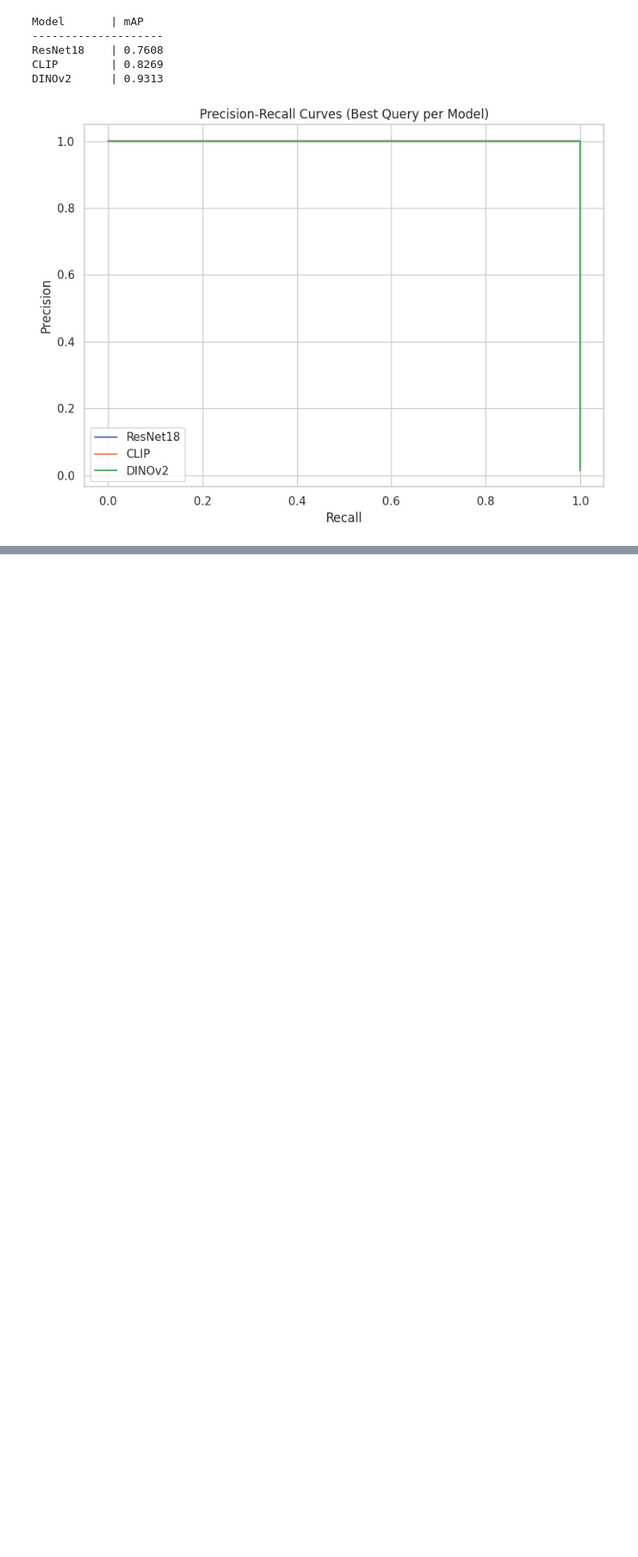
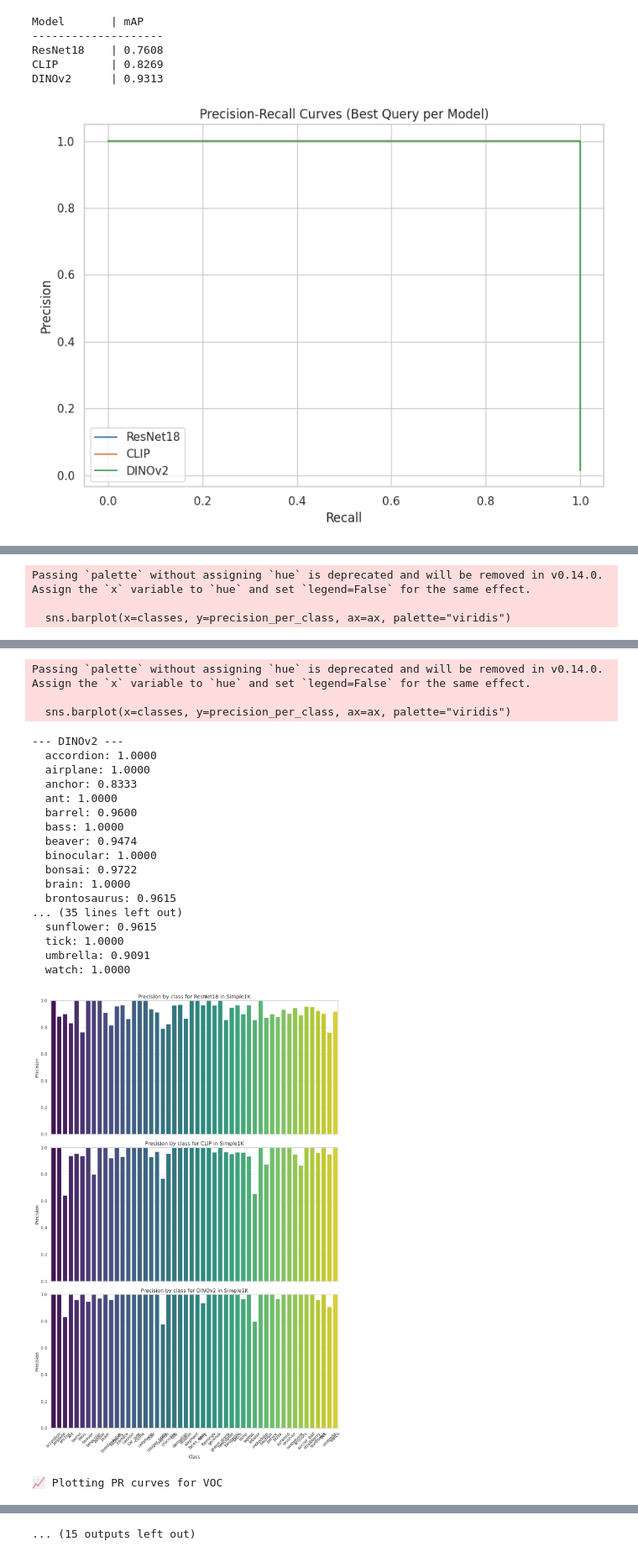
Before and after one commit to valenpy22/AA-Labs, a Jupyter notebook: Tarea3/Tarea3.ipynb, the cells around one changed output, grey strips where cells are left out. Shown at 84% size. Drawn from its saved outputs; the diff is of its cells as text; code cells hidden in the pictures; blank space fills up the shorter version.

```diff
--- a/Tarea3/Tarea3.ipynb
+++ b/Tarea3/Tarea3.ipynb
@@ -795,14 +987,25 @@ FileNotFoundError: [Errno 2] No such file or directory: 'Paris_val/images/defens
 # %%
-# Plot and compare results per datasets
+# After processing all datasets and models
 for dataset_name in results:
     print(f"\n📈 Plotting PR curves for {dataset_name}")
+
     evals = [results[dataset_name][m]["evaluation"] for m in models_info]
-    labels = [results[dataset_name][m]["labels"] for m in models_info]
+    labels = results[dataset_name][list(models_info.keys())[0]]["labels"]  # Get labels from the first model
     model_names = list(models_info.keys())
 
-    # Plot PR curves for best queries
-    plot_all_pr_curves(evals, labels, model_names)
+    unique_classes = sorted(list(set(labels)))  # Use unique classes from the first model's labels
 
-    # Print mAP comparison
+    plot_all_pr_curves(evals, [labels]*len(models_info), model_names)  # Ensure `labels` is passed correctly
+
     print(f"\n📋 mAP Comparison for {dataset_name}")
     print_map_comparison(*evals)
+
+    # Plot precision per class for each model
+    plot_class_precision(
+        models_eval_results=evals,
+        labels=[labels]*len(models_info),
+        model_names=model_names,
+        classes=unique_classes,
+        dataset_name=dataset_name
+    )
+# %% [output]
@@ -808,0 +1042,3 @@ for dataset_name in results:
+Passing `palette` without assigning `hue` is deprecated and will be removed in v0.14.0. Assign the `x` variable to `hue` and set `legend=False` for the same effect.
+
+  sns.barplot(x=classes, y=precision_per_class, ax=ax, palette="viridis")
@@ -808,0 +1062,22 @@ for dataset_name in results:
+Passing `palette` without assigning `hue` is deprecated and will be removed in v0.14.0. Assign the `x` variable to `hue` and set `legend=False` for the same effect.
+
+  sns.barplot(x=classes, y=precision_per_class, ax=ax, palette="viridis")
+--- DINOv2 ---
+  accordion: 1.0000
+  airplane: 1.0000
+  anchor: 0.8333
+  ant: 1.0000
+  barrel: 0.9600
+  bass: 1.0000
+  beaver: 0.9474
+  binocular: 1.0000
+  bonsai: 0.9722
+  brain: 1.0000
+  brontosaurus: 0.9615
+... (35 lines left out)
+  sunflower: 0.9615
+  tick: 1.0000
+  umbrella: 0.9091
+  watch: 1.0000
+[figure, added]
+📈 Plotting PR curves for VOC
@@ -808,0 +1085 @@ for dataset_name in results:
+... (15 outputs left out)
```
Also changed, not shown: parts of 6 cells of this notebook, 1 other file.
